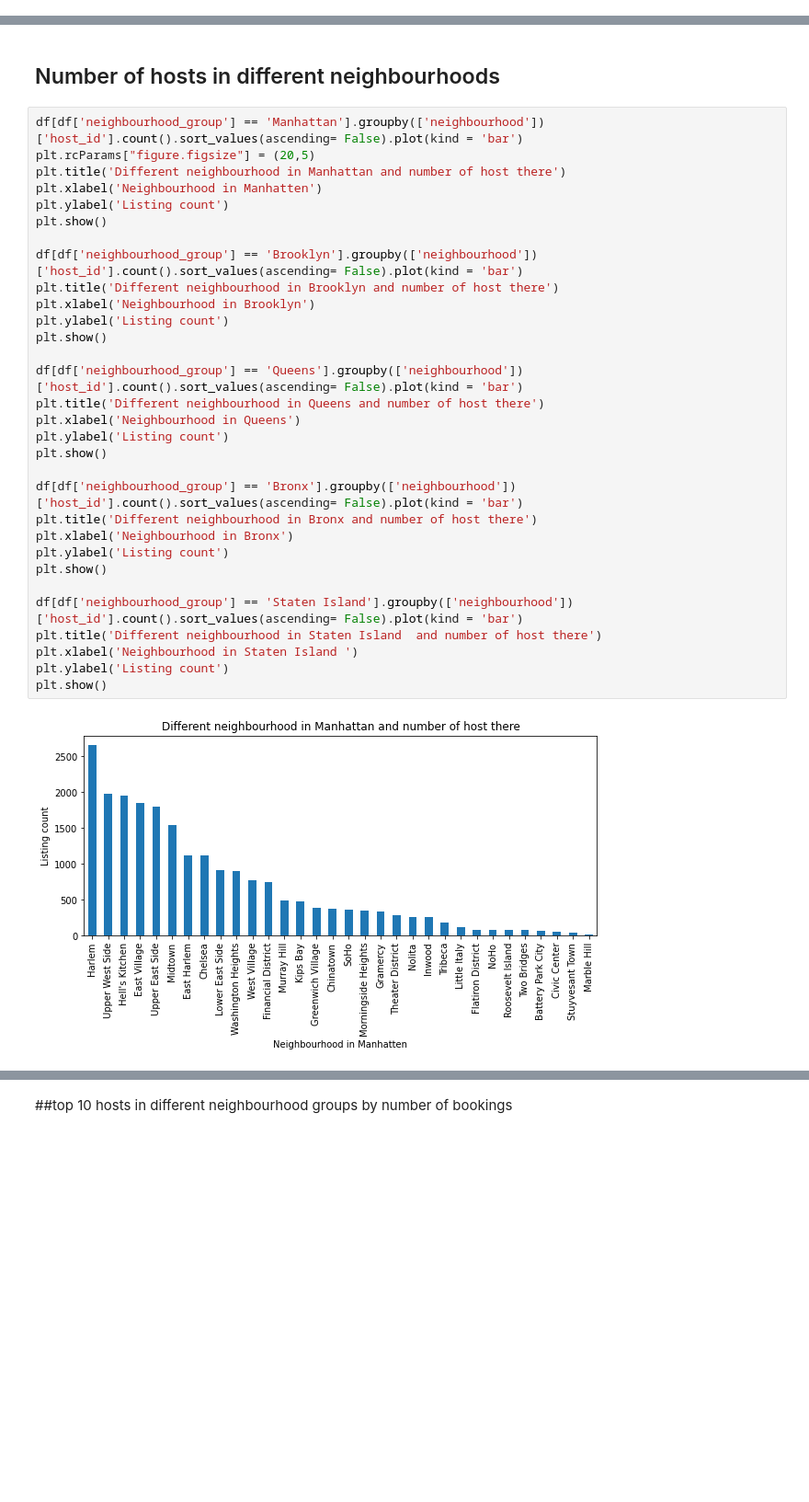
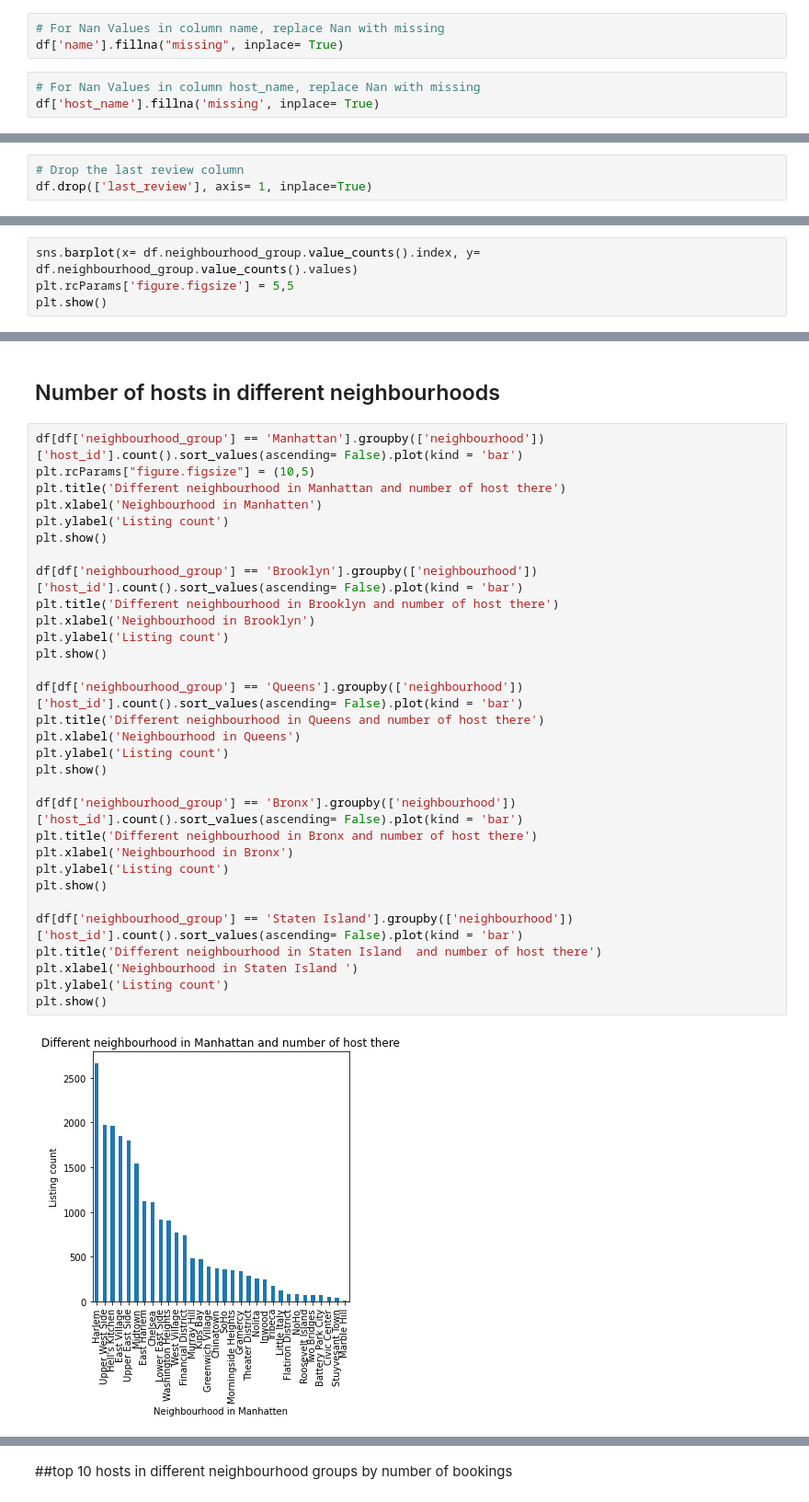
Before and after one commit to prabindebnath25/Airbnb-Bookings-Analysis---Capstone-Project, a Jupyter notebook: Solution_Airbnb_Bookings_Analysis_Capstone_Project.ipynb, the cells around one changed output, grey strips where cells are left out. Shown at 92% size. Saved outputs shown, nothing was run; the diff lists cells and outputs as text; blank space fills up the shorter version.

```diff
--- a/Solution_Airbnb_Bookings_Analysis_Capstone_Project.ipynb
+++ b/Solution_Airbnb_Bookings_Analysis_Capstone_Project.ipynb
@@ -80,3 +133,9 @@ df.shape  #shape of the dataframe
+# %%
+# For Nan Values in column name, replace Nan with missing
+df['name'].fillna("missing", inplace= True)
+# %%
+# For Nan Values in column host_name, replace Nan with missing
+df['host_name'].fillna('missing', inplace= True)
 # %%
 # For Nan Values in column reviews_per_month,replacing Nan with 0
 df['reviews_per_month'].fillna(0,inplace = True)
@@ -102,0 +144,3 @@ memory usage: 7.3+ MB
+# %%
+# Drop the last review column
+df.drop(['last_review'], axis= 1, inplace=True)
@@ -118,2 +191,6 @@ Bronx             1090
 Staten Island      373
 Name: neighbourhood_group, dtype: int64
+# %%
+sns.barplot(x= df.neighbourhood_group.value_counts().index, y= df.neighbourhood_group.value_counts().values)
+plt.rcParams['figure.figsize'] = 5,5
+plt.show()
@@ -121,34 +202,34 @@ Name: neighbourhood_group, dtype: int64
 ## Number of hosts in different neighbourhoods
 # %%
 df[df['neighbourhood_group'] == 'Manhattan'].groupby(['neighbourhood'])['host_id'].count().sort_values(ascending= False).plot(kind = 'bar')
-plt.rcParams["figure.figsize"] = (20,5)
+plt.rcParams["figure.figsize"] = (10,5)
 plt.title('Different neighbourhood in Manhattan and number of host there')
 plt.xlabel('Neighbourhood in Manhatten')
 plt.ylabel('Listing count')
 plt.show()
 
 df[df['neighbourhood_group'] == 'Brooklyn'].groupby(['neighbourhood'])['host_id'].count().sort_values(ascending= False).plot(kind = 'bar')
 plt.title('Different neighbourhood in Brooklyn and number of host there')
 plt.xlabel('Neighbourhood in Brooklyn')
 plt.ylabel('Listing count')
 plt.show()
 
 df[df['neighbourhood_group'] == 'Queens'].groupby(['neighbourhood'])['host_id'].count().sort_values(ascending= False).plot(kind = 'bar')
 plt.title('Different neighbourhood in Queens and number of host there')
 plt.xlabel('Neighbourhood in Queens')
 plt.ylabel('Listing count')
 plt.show()
 
 df[df['neighbourhood_group'] == 'Bronx'].groupby(['neighbourhood'])['host_id'].count().sort_values(ascending= False).plot(kind = 'bar')
 plt.title('Different neighbourhood in Bronx and number of host there')
 plt.xlabel('Neighbourhood in Bronx')
 plt.ylabel('Listing count')
 plt.show()
 
 df[df['neighbourhood_group'] == 'Staten Island'].groupby(['neighbourhood'])['host_id'].count().sort_values(ascending= False).plot(kind = 'bar')
 plt.title('Different neighbourhood in Staten Island  and number of host there')
 plt.xlabel('Neighbourhood in Staten Island ')
 plt.ylabel('Listing count')
 plt.show()
 # %% [output]
-[figure, old version]
+[figure, new version]
```
Also changed, not shown: parts of 52 cells of this notebook.
